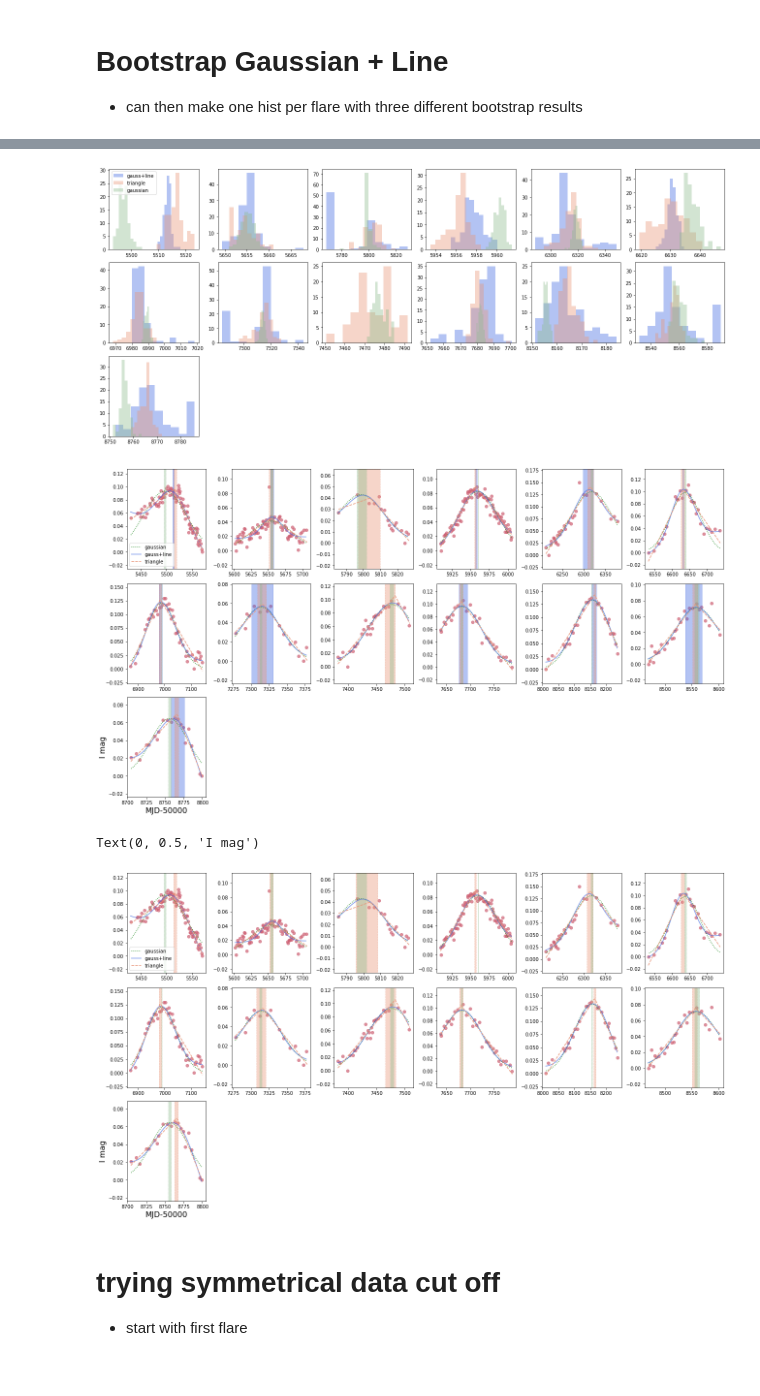
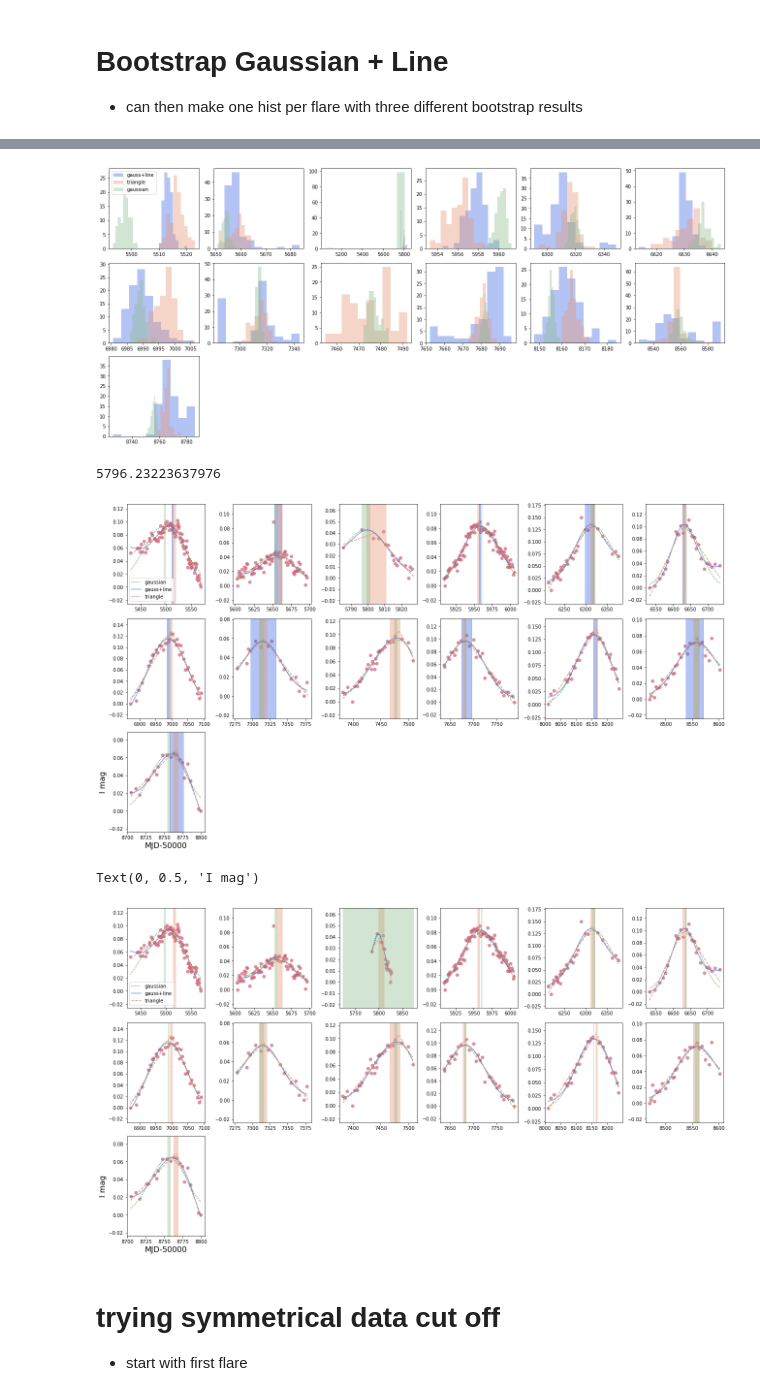
Before and after one commit to lenatreiber/LXP69.5, a Jupyter notebook: LXP69.5FlareModelling.ipynb, the cells around one changed output, grey strips where cells are left out. Cells and saved outputs as stored; diff of their text form; code cells hidden in the pictures.

```diff
--- a/LXP69.5FlareModelling.ipynb
+++ b/LXP69.5FlareModelling.ipynb
@@ -61,7 +61,8 @@ Average I band magnitude 14.69307702182286
 min: 14.590290952171113 max: 14.785156623812906
 # %%
 #use flare index bounds from OGLE_LXP69.5_Final
-flareinds = [[40, 130],[160, 240],[241, 258],[330, 420],[478, 507],[510, 536],[540, 585],
+#editing b/c of extra end points in some
+flareinds = [[40, 130],[160, 235],[241, 258],[330, 420],[478, 507],[510, 536],[540, 576],
  [585, 600],[600, 630],[630, 660],[671, 700],[711, 738],[738, 758]]
 # %% [markdown]
 # Variables Names
@@ -1400,25 +1412,3 @@ endf1
 array([5513.45134944, 5514.03171201, 5516.13878412, 5517.09097698,
        5516.51471777, 5516.80326784, 5515.93594595, 5515.34100421,
        5515.06858805, 5515.19417561])
-# %%
-#try fitting gaussian on this flare with less at beginning
-print('subtracting from start')
-for i in range(0,10):
-    x = load_sog4[40+i:130,4]
-    y = np.max(load_sog4[40+i:130]) - load_sog4[40+i:130,1]
-    mod = GaussianModel()
-    pars = mod.guess(y, x=x)
-    fl1 = mod.fit(y, pars, x=x)
-    if fl1.params['center'].value>5450:
-        print(fl1.params['center'])
-    #print(fl1.params['center'].value)
-print('adding to end')
-for i in range(0,10,2):
-    x = load_sog4[40:130+i,4]
-    y = np.max(load_sog4[40:130+i]) - load_sog4[40:130+i,1]
-    mod = GaussianModel()
-    pars = mod.guess(y, x=x)
-    fl1 = mod.fit(y, pars, x=x)
-    if fl1.params['center'].value>5450:
-        print(fl1.params['center'])
-    #print(fl1.params['center'].value)
@@ -2014,7 +1996,14 @@ for i in range(13):
     else: axt.hist(bsfits1['center'],label='gaussian',color='darkseagreen',alpha=.4,linestyle='dotted')
     if i == 0: plt.legend()
 # %% [output]
-[figure, old version]
+[figure, new version]
+# %%
+#filter bootstrap results that are obviously wrong
+gbs[1]['center'] = gbs[1]['center'][np.abs(gbs[1]['center']-gcenters[2])<30]
+# %%
+np.nanmedian(gbs[1]['center'])-np.nanstd(gbs[1]['center'])
+# %% [output]
+5796.23223637976
 # %%
 #13 flares with one sigma in each direction from each bootstrapping method
 fig = plt.figure(constrained_layout=True,figsize=(18,10))
@@ -2030,12 +2019,13 @@ for i in range(13):
     enddate = int(sog4['MJD-50000'][end-1:end])
     axt.scatter(sog4['MJD-50000'][st:end],np.max(sog4['I mag'][st:end])-sog4['I mag'][st:end],color='#CF6275',alpha=.7)
     #add shading for one sigma from bootstrapping
+    #gauss+line
     if i != 8 and i != 2: axt.axvspan(np.median(bs_glcenters[i])-np.std(bs_glcenters[i]),np.median(bs_glcenters[i])+np.std(bs_glcenters[i]),color='royalblue',alpha=.4)
+    #triangle
     axt.axvspan(np.median(bp_list[i])-np.std(bp_list[i]),np.median(bp_list[i])+np.std(bp_list[i]),color='darksalmon',alpha=.4,linestyle='dashed')
-    if i > 0: axt.axvspan(np.median(gbs[i-1]['center'])-np.std(gbs[i-1]['center']),np.median(gbs[i-1]['center'])+np.std(gbs[i-1]['center']),color='darkseagreen',alpha=.4,linestyle='dotted')
-    else: axt.axvspan(np.median(bsfits1['center'])-np.std(bsfits1['center']),np.median(bsfits1['center'])+np.std(bsfits1['center']),color='darkseagreen',alpha=.4,linestyle='dotted')
-
-
+    #gaussian
+    if i > 0: axt.axvspan(np.nanmedian(gbs[i-1]['center'])-np.nanstd(gbs[i-1]['center']),np.nanmedian(gbs[i-1]['center'])+np.nanstd(gbs[i-1]['center']),color='darkseagreen',alpha=.4,linestyle='dotted')
+    else: axt.axvspan(np.nanmedian(bsfits1['center'])-np.nanstd(bsfits1['center']),np.nanmedian(bsfits1['center'])+np.nanstd(bsfits1['center']),color='darkseagreen',alpha=.4,linestyle='dotted')
 
     #plot models
     #simple gaussian
@@ -2066,7 +2056,7 @@ plt.xlabel('MJD-50000',fontsize=16)
 plt.ylabel('I mag',fontsize=16)
 png('3bsflares')
 # %% [output]
-[figure, old version]
+[figure, new version]
 # %%
 #repeating without gaussian+line bootstrap
 fig = plt.figure(constrained_layout=True,figsize=(18,10))
@@ -2082,42 +2072,42 @@ for i in range(13):
     enddate = int(sog4['MJD-50000'][end-1:end])
     axt.scatter(sog4['MJD-50000'][st:end],np.max(sog4['I mag'][st:end])-sog4['I mag'][st:end],color='#CF6275',alpha=.7)
     #add shading for one sigma from bootstrapping
-    axt.axvspan(np.mean(bp_list[i])-np.std(bp_list[i]),np.mean(bp_list[i])+np.std(bp_list[i]),color='darksalmon',alpha=.4,linestyle='dashed')
-    if i > 0: axt.axvspan(np.mean(gbs[i-1]['center'])-np.std(gbs[i-1]['center']),np.mean(gbs[i-1]['center'])+np.std(gbs[i-1]['center']),color='darkseagreen',alpha=.4,linestyle='dotted')
-    else: axt.axvspan(np.mean(bsfits1['center'])-np.std(bsfits1['center']),np.mean(bsfits1['center'])+np.std(bsfits1['center']),color='darkseagreen',alpha=.4,linestyle='dotted')
+    axt.axvspan(np.median(bp_list[i])-np.std(bp_list[i]),np.median(bp_list[i])+np.std(bp_list[i]),color='darksalmon',alpha=.4,linestyle='dashed')
+    if i > 0: axt.axvspan(np.median(gbs[i-1]['center'])-np.std(gbs[i-1]['center']),np.median(gbs[i-1]['center'])+np.std(gbs[i-1]['center']),color='darkseagreen',alpha=.4,linestyle='dotted')
+    else: axt.axvspan(np.median(bsfits1['center'])-np.std(bsfits1['center']),np.median(bsfits1['center'])+np.std(bsfits1['center']),color='darkseagreen',alpha=.4,linestyle='dotted')
 
 
 
     #plot models
     #simple gaussian
     xfits = np.linspace(enddate,stdate,enddate-stdate)
     gfit = f.gaussian(xfits,gout[i].best_values['amplitude'],gout[i].best_values['center'],gout[i].best_values['sigma'])
     axt.plot(xfits,gfit,color='forestgreen',label='gaussian',linestyle='dotted')
     #offset .06 mags,but shift down
 #     goffit = -.06+f.gaussian(xfits,goff_outs[3][i].best_values['amplitude'],goff_outs[3][i].best_values['center'],goff_outs[3][i].best_values['sigma'])
 #     axt.plot(xfits,goffit,color='rebeccapurple',linestyle='dashed',label='gauss,offset .06')
     #gauss+line
     #create function with more x values if observations spaced by more than a day
     if len(sog4['MJD-50000'][st:end]) < (enddate-stdate):
         result = glres[i]
         #create new model with same parameters and plot initial fit
         pars2 = mod2.make_params(amp=result.params['amp'].value,cen=result.params['cen'].value,wid=result.params['wid'].value,
                       slope=result.params['slope'].value,intercept=result.params['intercept'].value)
         x2 = np.linspace(stdate,enddate)
         #interpolate y values to get more y values; may not be needed since not using best fit anyway
         y2 = np.interp(x2,sog4['MJD-50000'][st:end],sog4['I mag'][st:end])
         result2 = mod2.fit(y2,pars2,x=x2)
         axt.plot(x2,result2.init_fit,color='royalblue',linestyle='solid',label='gauss+line',alpha=.7)
     else: axt.plot(sog4['MJD-50000'][st:end],glres[i].best_fit,color='royalblue',linestyle='solid',label='gauss+line',alpha=.7)
     #simple triangle model; no changes to indices or bootstrapping
     #have to shift triangle
     axt.plot(newxs[i],np.max(sog4['I mag'][st:end])-tfits[i],color='darksalmon',linestyle='dashed',label='triangle')
     if i == 0: axt.legend()
 plt.xlabel('MJD-50000',fontsize=16)
 plt.ylabel('I mag',fontsize=16)
 # %% [output]
 Text(0, 0.5, 'I mag')
-[figure, old version]
+[figure, new version]
 # %% [markdown]
 # trying symmetrical data cut off
 - start with first flare
```
Also changed, not shown: parts of 69 cells of this notebook.
